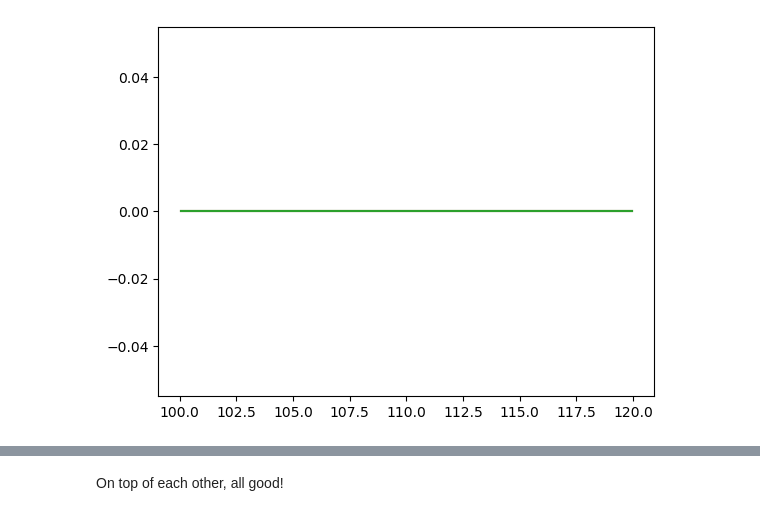
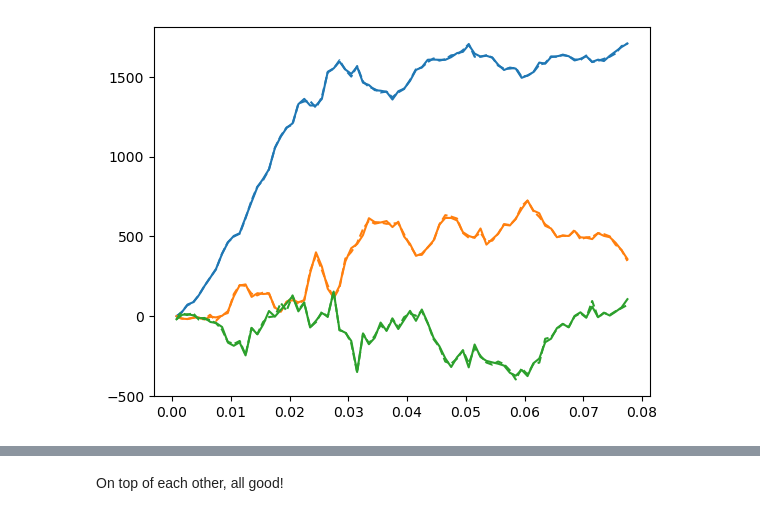
Before and after one commit to adematti/jax-power, a Jupyter notebook: scripts/benchmark.ipynb, the cells around one changed output, grey strips where cells are left out. Saved outputs shown, nothing was run; the diff lists cells and outputs as text; code cells hidden in the pictures.

Commit message:
update benchmark

```diff
--- a/scripts/benchmark.ipynb
+++ b/scripts/benchmark.ipynb
@@ -1,34 +1,22 @@
 # %%
 from pathlib import Path
 import numpy as np
 from matplotlib import pyplot as plt
 
-def get_mock_fn(kind='spectrum'):
-    base_dir = Path('_tests')
-    return base_dir / '{}.h5'.format(kind)
+from benchmark import get_measurement_fn
+from lsstypes import read
 
-from pypower import PowerSpectrumMultipoles
-from jaxpower import read
-pypower = PowerSpectrumMultipoles.load(get_mock_fn('pypower_0'))
-sep = pypower.sep_direct
-ref = pypower.corr_direct_nonorm
-#test = -np.load(get_mock_fn('thetacut_0'))
-test = read(get_mock_fn('thetacut_0'))
-test = [-pole.value() for pole in test]
-mask = (sep > 100.) & (sep < 120.)
+kw = dict(tracer='LRG', zrange=(0.8, 1.1), region='NGC')
+spectrum_py = read(get_measurement_fn(kind='mesh2_spectrum_poles_pypower', **kw))
+spectrum_jax = read(get_measurement_fn(kind='mesh2_spectrum_poles', **kw))
+
 ax = plt.gca()
-for ill, ell in enumerate([0, 2, 4]):
+for ill, ell in enumerate(spectrum_jax.ells):
     color = 'C{:d}'.format(ill)
-    label = '{:d}'.format(ell)
-    tmp_test = test[ill][mask]
-    tmp_ref = ref[ill][mask]
-    #ax.plot(sep[mask], tmp_ref, label=label, color=color, linestyle='-')
-    #ax.plot(sep[mask], tmp_test, color=color, linestyle='--')
-    diff = tmp_test - tmp_ref
-    ax.plot(sep[mask], diff, label=label, color=color, linestyle='-')
-#ax.set_xscale('log')
-#ax.set_xlim(0., 2000.)
-#ax.set_xlim(50., 51.)
+    pole = spectrum_py.get(ell)
+    ax.plot(pole.coords('k'), pole.coords('k') * pole.value().real, color=color, linestyle='-')
+    pole = spectrum_jax.get(ell)
+    ax.plot(pole.coords('k'), pole.coords('k') * pole.value().real, color=color, linestyle='--')
 plt.show()
 # %% [output]
-[figure, old version]
+[figure, new version]
```
Also changed, not shown: parts of 2 cells of this notebook, 3 other files.
